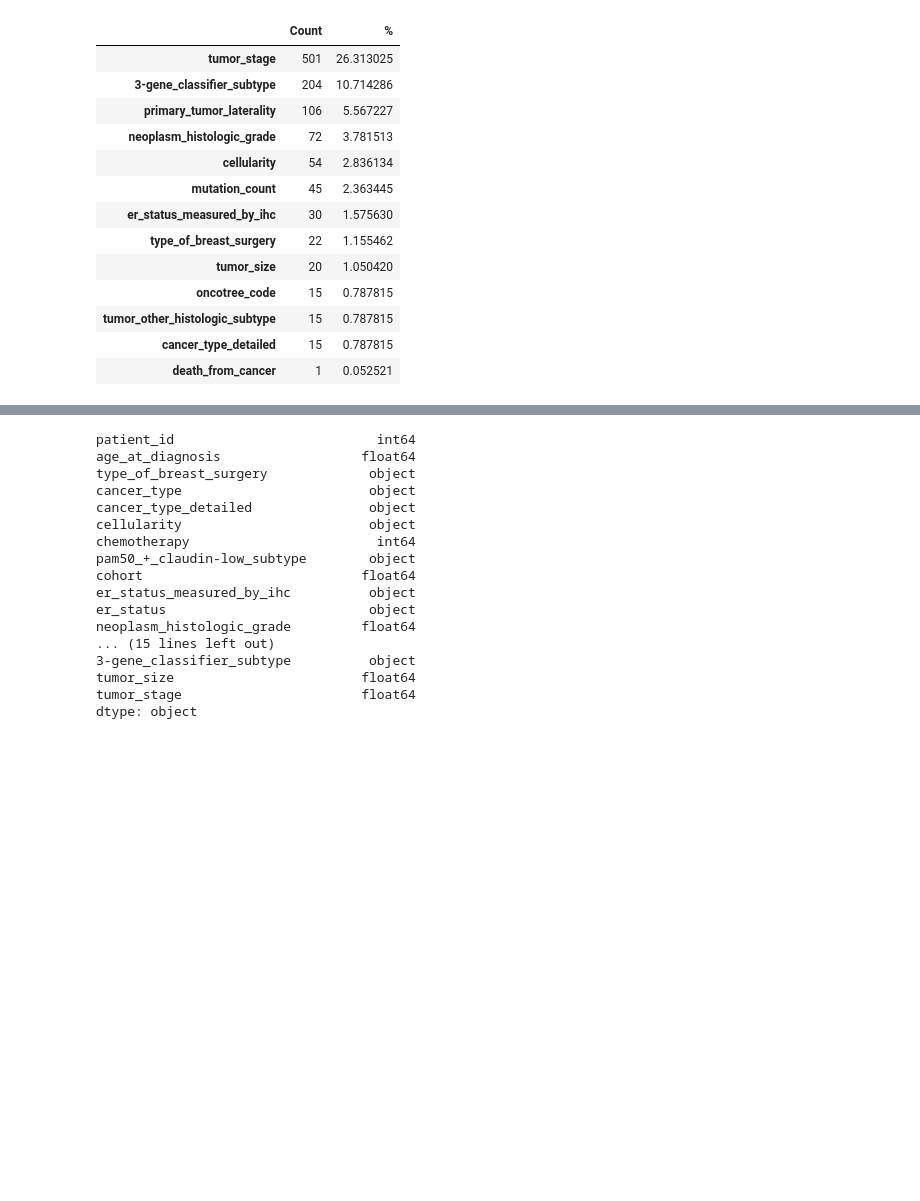
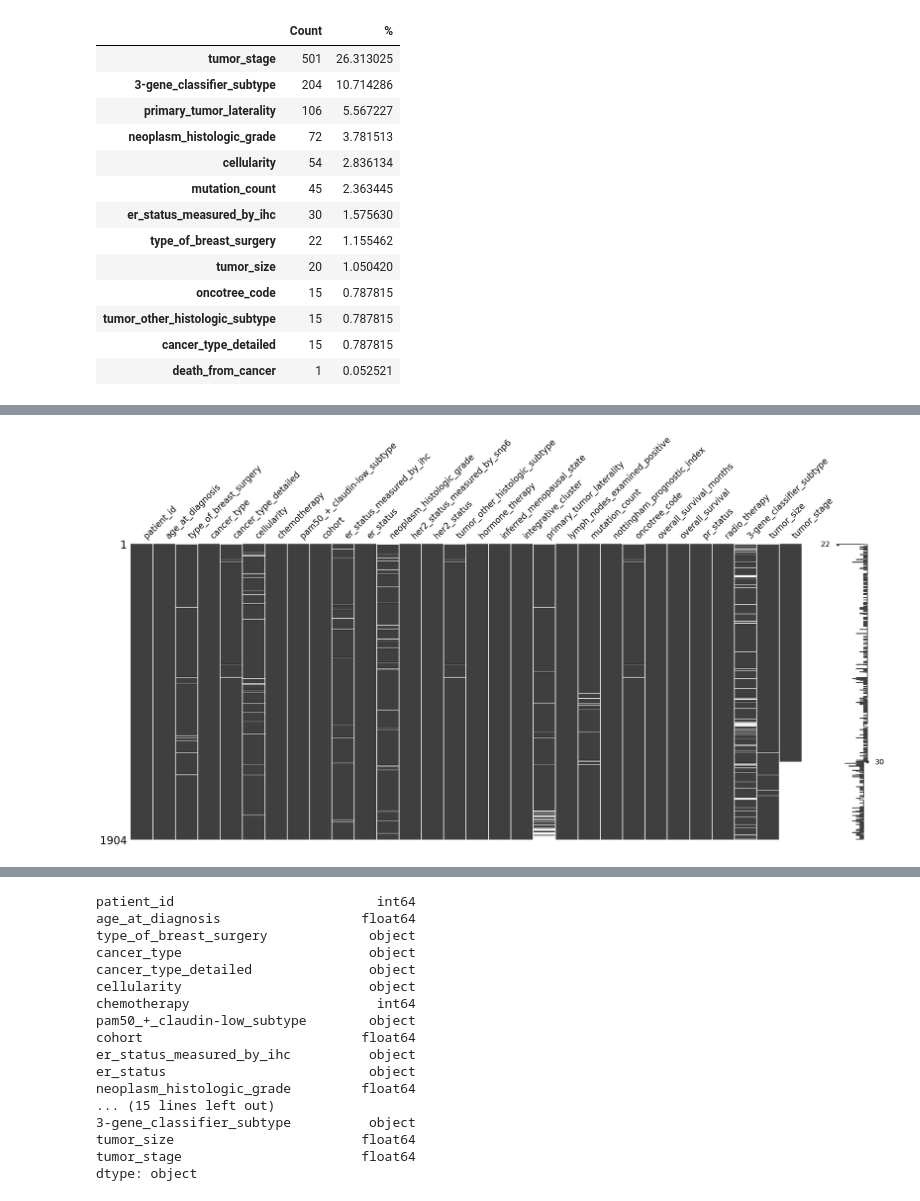
Before and after one commit to aerbsen/Springboard, a Jupyter notebook: Capstone Project 2/capstone2_data_wrangling.ipynb, the cells around one changed output, grey strips where cells are left out. Saved outputs shown, nothing was run; the diff lists cells and outputs as text; code cells hidden in the pictures; blank space fills up the shorter version.

```diff
--- a/Capstone Project 2/capstone2_data_wrangling.ipynb
+++ b/Capstone Project 2/capstone2_data_wrangling.ipynb
@@ -272,0 +321,9 @@ tumor_stage
+# %%
+#I want to see if there are patterns in the missing data, so I'm sorting by each column that appears to be missing a lot,
+#separately.
+
+clinical_data_sorted = clinical_data.sort_values(by = 'tumor_stage')
+msno.matrix(clinical_data_sorted)
+plt.show()
+# %% [output]
+[figure, added]
```
Also changed, not shown: parts of 43 cells of this notebook.
